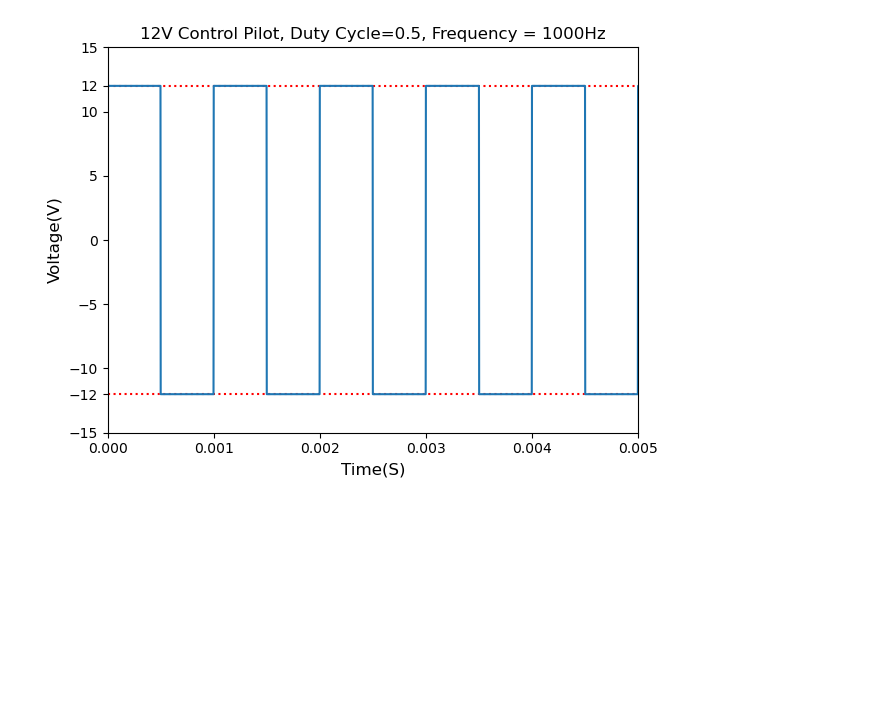
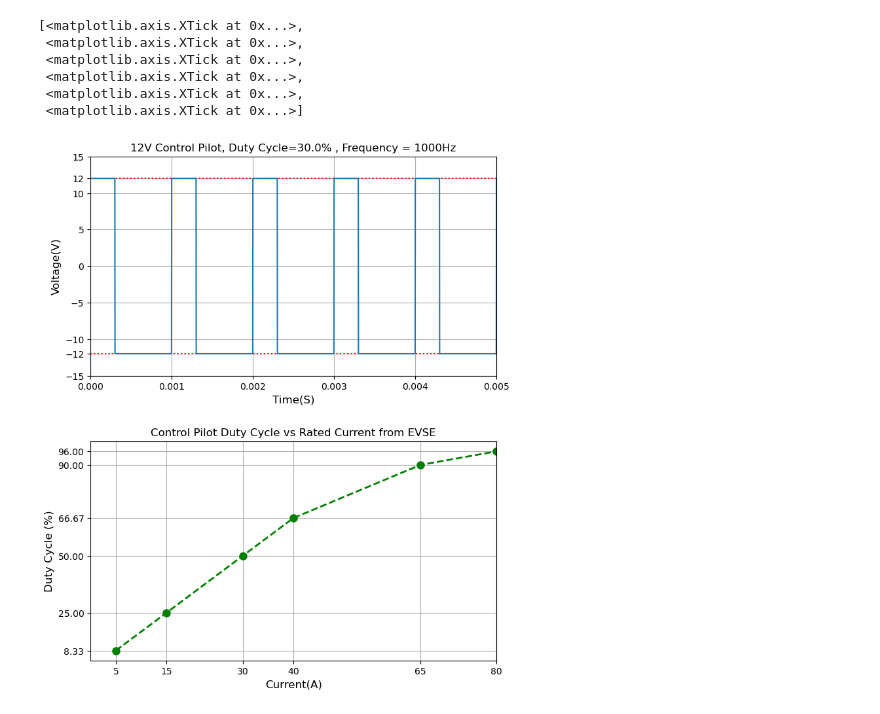
Before and after one commit to pramitbaul1/python-code-electrification, a Jupyter notebook: SAEJ1772 Control Pilot Waveform.ipynb, the cells around one changed output. Saved outputs shown, nothing was run; the diff lists cells and outputs as text; code cells hidden in the pictures; blank space fills up the shorter version.

```diff
--- a/SAEJ1772 Control Pilot Waveform.ipynb
+++ b/SAEJ1772 Control Pilot Waveform.ipynb
@@ -2,45 +2,78 @@
 """
 This code plots a square wave, using amplitude, duty cycle amd frequency as input. In this example, the parameters of
 an SAEJ1772 Control Pilot are used.
 
 Importing Numpy for array and math functions
 Importing the Signal module from the Numpy Package for the square wave function
 Importing the Pyplot module from the matplotlib package for plotting functions
 """
 import numpy as np
 from scipy import signal
 import matplotlib.pyplot as plt
 """
 Input Parameters
 Duty Cycle as a Ratio
 Frequency In Hertz
 Amplitude in Voltage
 The Sampling Factor i just experimented to get enough samples for a square wave.
 I'm sure there's a formula to tie it to the input frequency, but haven't figured it out yet.
 """
 amplitude_V = 12
-dCycle_ratio =0.5
+dCycle_ratio =0.3
 frequency_Hz = 1000
 sampling_factor = 500
 t = np.linspace(0, 1, sampling_factor*frequency_Hz, endpoint=False)
+"""
+Duty Cycle vs Amp calculations
+6<I<51
+duty cycle=amps/0.6
+I>51
+duty cycle=(amps/2.5)+64
+"""
+I_rated=np.array([5,15,30,40,65,80])
+dutyCycle_calc = np.zeros(len(I_rated))
+for index,rating in enumerate(I_rated):
+    if rating<51:
+        dutyCycle_calc[index]=rating/0.6
+    else:
+        dutyCycle_calc[index]=64+(rating/2.5)
 
 """
 Using the Objected Oriented Methods of Matplotlib for plotting
+Subpplot 1 : Square Wave
 """
 
-fig, ax = plt.subplots()
-ax.axhline(y=12, color = 'red',linestyle=':')
-ax.axhline(y=-12, color = 'red',linestyle=':')
-ax.plot(t,amplitude_V*signal.square(2*np.pi*frequency_Hz*t,duty=dCycle_ratio))
+fig, ax = plt.subplots(2,1,figsize=(8, 10), sharex=False) #constrained_layout=True)
+fig.subplots_adjust(left=None, bottom=None, right=None, top=None, wspace=None, hspace=0.3)
+ax[0].grid()
+ax[0].axhline(y=12, color = 'red',linestyle=':')
+ax[0].axhline(y=-12, color = 'red',linestyle=':')
+ax[0].plot(t,amplitude_V*signal.square(2*np.pi*frequency_Hz*t,duty=dCycle_ratio))
+ax[0].set_xlim(0,0.005)
+ax[0].set_xlabel('Time(S)',fontsize=12)
+ax[0].set_ylabel('Voltage(V)',fontsize=12)
+ax[0].set_ylim(-14,14)
+ax[0].set_xticks([0,0.001,0.002,0.003,0.004,0.005])
+ax[0].set_yticks([-15,-12,-10,-5,0,5,10,12,15])
+ax[0].set_title(str(amplitude_V)+'V Control Pilot, Duty Cycle='+ str(dCycle_ratio*100)+'% '+', Frequency = '+str(frequency_Hz)+'Hz' )
 
-
-ax.set_xlim(0,0.005)
-ax.set_xlabel('Time(S)',fontsize=12)
-ax.set_ylabel('Voltage(V)',fontsize=12)
-ax.set_ylim(-14,14)
-ax.set_xticks([0,0.001,0.002,0.003,0.004,0.005])
-ax.set_yticks([-15,-12,-10,-5,0,5,10,12,15])
-ax.set_title(str(amplitude_V)+'V Control Pilot, Duty Cycle='+ str(dCycle_ratio)+', Frequency = '+str(frequency_Hz)+'Hz' )
-fig.tight_layout()
+"""
+Using the Objected Oriented Methods of Matplotlib for plotting
+Subpplot 2 : Duty Cycle vs Rated current
+"""
+ax[1].grid()
+ax[1].plot(I_rated,dutyCycle_calc,color='green', marker='o', linestyle='dashed',linewidth=2, markersize=8)
+ax[1].set_xlabel('Current(A)',fontsize=12)
+ax[1].set_ylabel('Duty Cycle (%)',fontsize=12)
+ax[1].set_title('Control Pilot Duty Cycle vs Rated Current from EVSE')
+ax[1].set_xlim(0,80)
+ax[1].set_yticks(dutyCycle_calc)
+ax[1].set_xticks(I_rated)
 # %% [output]
+[<matplotlib.axis.XTick at 0x...>,
+ <matplotlib.axis.XTick at 0x...>,
+ <matplotlib.axis.XTick at 0x...>,
+ <matplotlib.axis.XTick at 0x...>,
+ <matplotlib.axis.XTick at 0x...>,
+ <matplotlib.axis.XTick at 0x...>]
-[figure, old version]
+[figure, new version]
```
